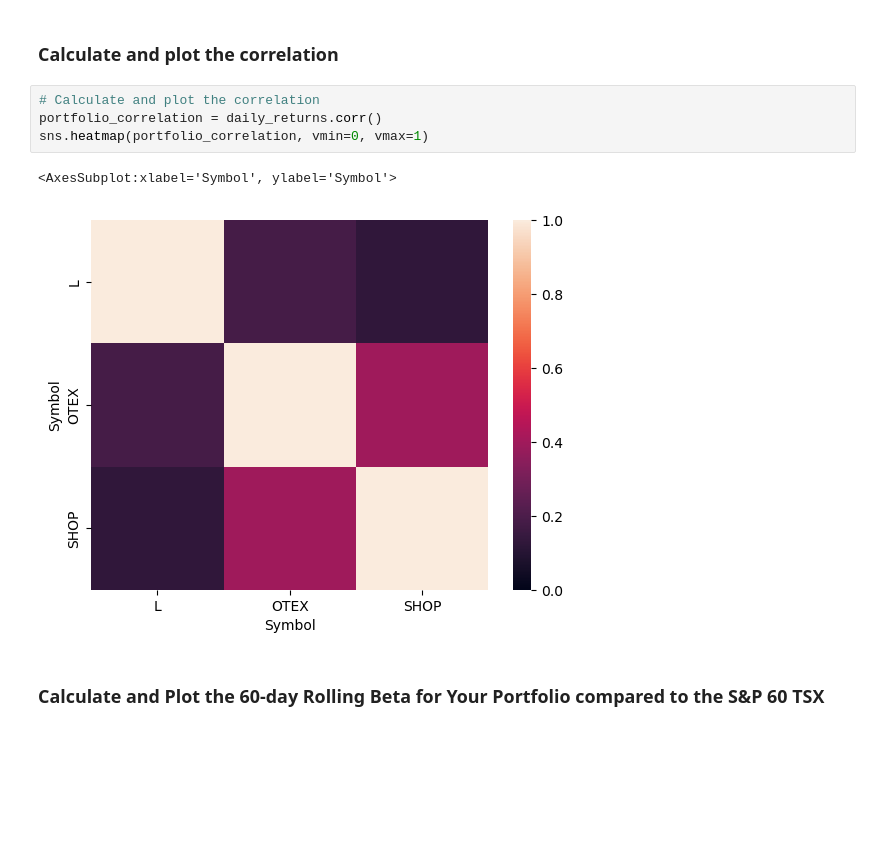
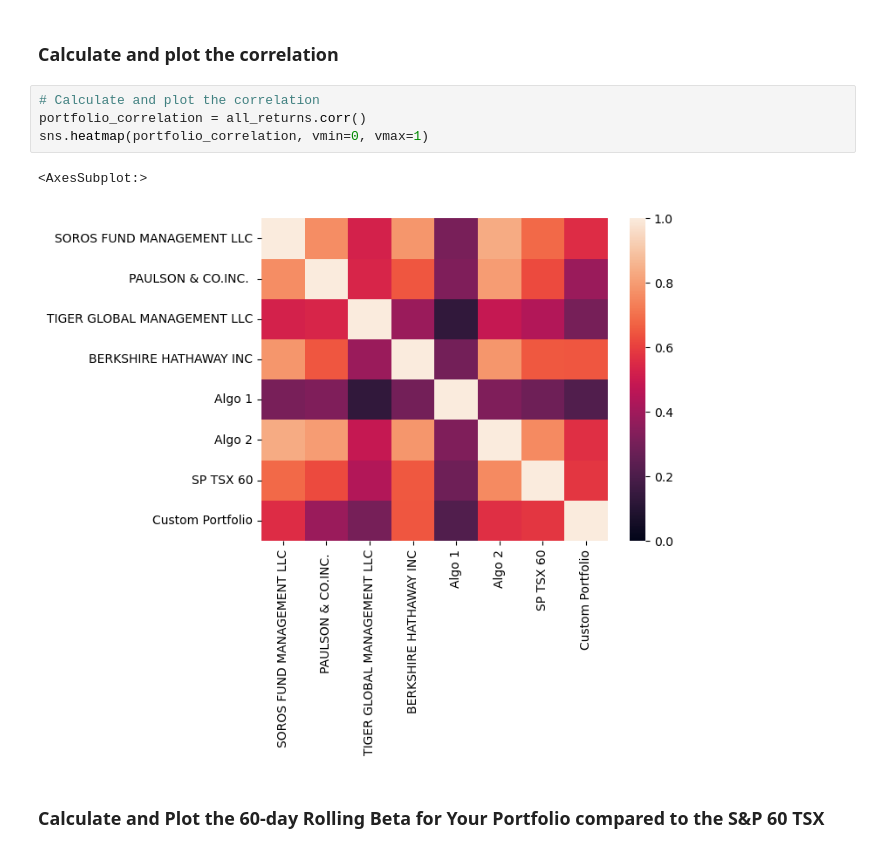
Before and after one commit to MynameisCindy-Chen/Module-4-Assignment, a Jupyter notebook: whale_analysis.ipynb, the cells around one changed output. Cells and saved outputs as stored; diff of their text form; blank space fills up the shorter version.

Commit message:
correction on customer portfolio analysis

```diff
--- a/whale_analysis.ipynb
+++ b/whale_analysis.ipynb
@@ -580,11 +584,11 @@ portfolio_rolling_std.plot(figsize=(20,10), title = "21-Day Rolling standard Dev
 ### Calculate and plot the correlation
 # %%
 # Calculate and plot the correlation
-portfolio_correlation = daily_returns.corr()
+portfolio_correlation = all_returns.corr()
 sns.heatmap(portfolio_correlation, vmin=0, vmax=1)
 # %% [output]
-<AxesSubplot:xlabel='Symbol', ylabel='Symbol'>
+<AxesSubplot:>
-[figure, old version]
+[figure, new version]
 # %% [markdown]
 ### Calculate and Plot the 60-day Rolling Beta for Your Portfolio compared to the S&P 60 TSX
 # %%
```
Also changed, not shown: parts of 6 cells of this notebook.
